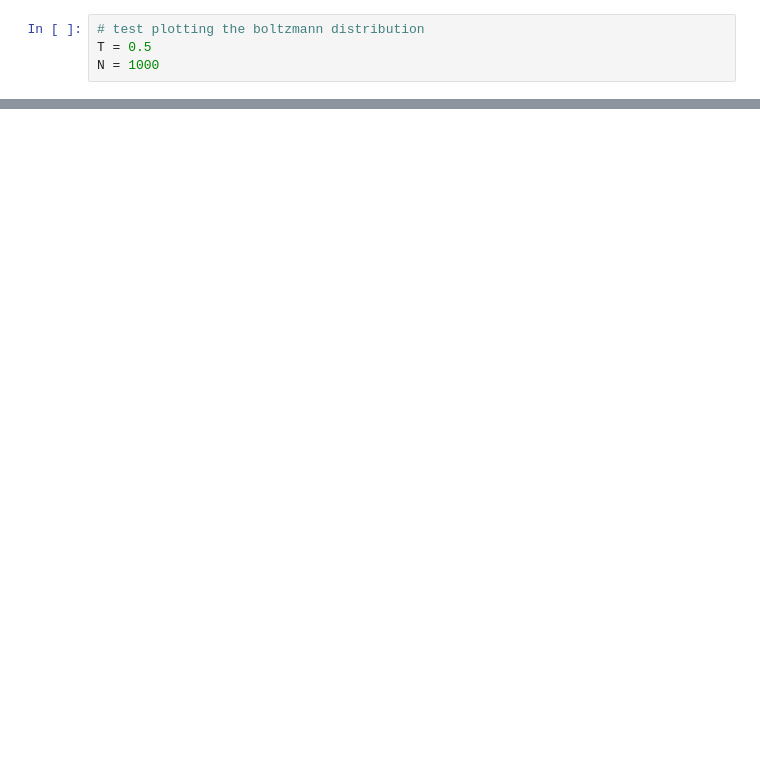
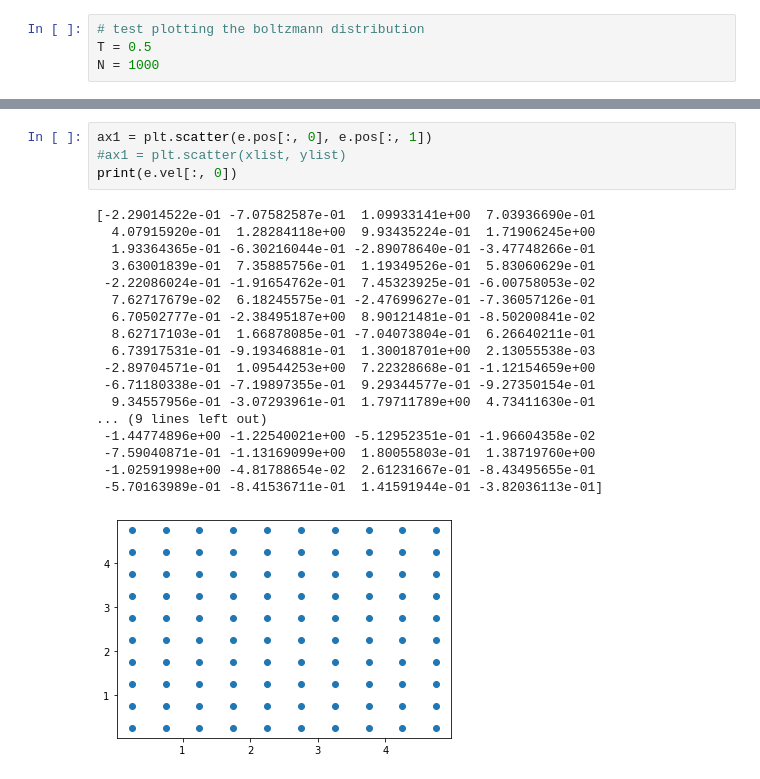
Before and after one commit to rzhadev/sketchmm, a Jupyter notebook: test.ipynb, the cells around one changed output, grey strips where cells are left out. Saved outputs shown, nothing was run; the diff lists cells and outputs as text; blank space fills up the shorter version.

```diff
--- a/test.ipynb
+++ b/test.ipynb
@@ -49,0 +69,23 @@ Text(0, 0.5, 'Frequency')
+# %%
+ax1 = plt.scatter(e.pos[:, 0], e.pos[:, 1])
+#ax1 = plt.scatter(xlist, ylist)
+print(e.vel[:, 0])
+# %% [output]
+[-2.29014522e-01 -7.07582587e-01  1.09933141e+00  7.03936690e-01
+  4.07915920e-01  1.28284118e+00  9.93435224e-01  1.71906245e+00
+  1.93364365e-01 -6.30216044e-01 -2.89078640e-01 -3.47748266e-01
+  3.63001839e-01  7.35885756e-01  1.19349526e-01  5.83060629e-01
+ -2.22086024e-01 -1.91654762e-01  7.45323925e-01 -6.00758053e-02
+  7.62717679e-02  6.18245575e-01 -2.47699627e-01 -7.36057126e-01
+  6.70502777e-01 -2.38495187e+00  8.90121481e-01 -8.50200841e-02
+  8.62717103e-01  1.66878085e-01 -7.04073804e-01  6.26640211e-01
+  6.73917531e-01 -9.19346881e-01  1.30018701e+00  2.13055538e-03
+ -2.89704571e-01  1.09544253e+00  7.22328668e-01 -1.12154659e+00
+ -6.71180338e-01 -7.19897355e-01  9.29344577e-01 -9.27350154e-01
+  9.34557956e-01 -3.07293961e-01  1.79711789e+00  4.73411630e-01
+... (9 lines left out)
+ -1.44774896e+00 -1.22540021e+00 -5.12952351e-01 -1.96604358e-02
+ -7.59040871e-01 -1.13169099e+00  1.80055803e-01  1.38719760e+00
+ -1.02591998e+00 -4.81788654e-02  2.61231667e-01 -8.43495655e-01
+ -5.70163989e-01 -8.41536711e-01  1.41591944e-01 -3.82036113e-01]
+[figure, added]
```
Also changed, not shown: parts of 5 cells of this notebook, 6 other files.
